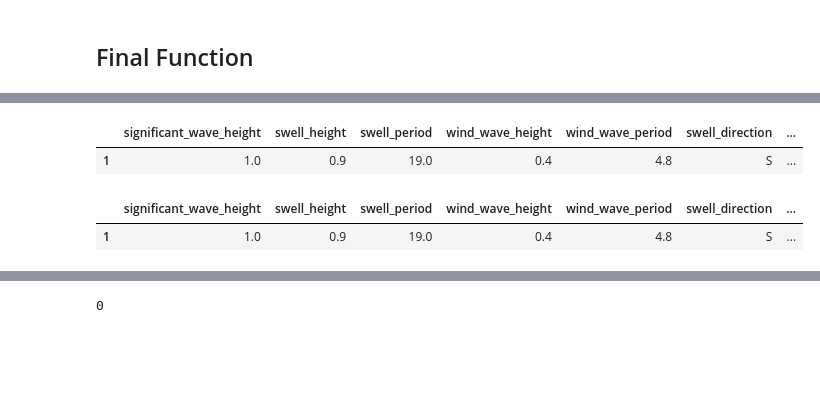
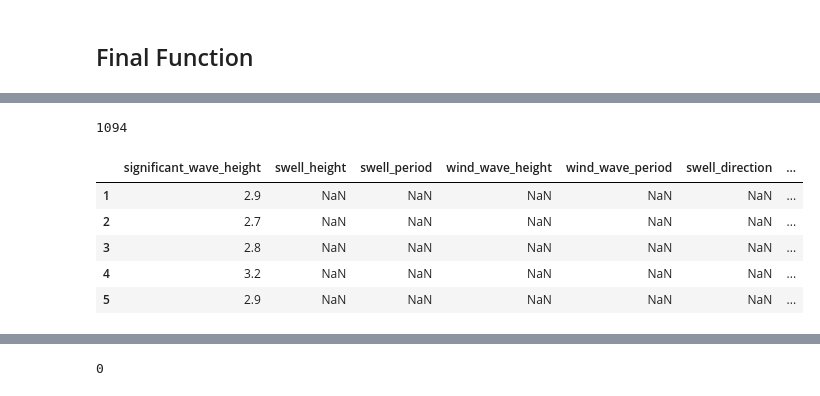
Before and after one commit to yipstar/surf_python, a Jupyter notebook: nbs/02_data.importer.buoy_data.ipynb, the cells around one changed output, grey strips where cells are left out. Saved outputs shown, nothing was run; the diff lists cells and outputs as text; code cells hidden in the pictures; blank space fills up the shorter version.

Commit message:
Fix import_buoy_realtime_wave_detail, respect station_id param.

```diff
--- a/nbs/02_data.importer.buoy_data.ipynb
+++ b/nbs/02_data.importer.buoy_data.ipynb
@@ -190,15 +198,21 @@ datetime.datetime(2020, 7, 3, 23, 40, tzinfo=datetime.timezone.utc)
 ## Final Function
 # %%
 #export
+
+from huey.data.sql import get_db_engine
+
 def import_buoy_realtime_wave_detail(station_id):
     db_engine = get_db_engine()
     sql = f"select * from buoy where station_id='{station_id}'"
     buoy = pd.read_sql(sql, db_engine).iloc[0]
+    print(f"buoy: {buoy.station_id} id: {buoy.id}")
 
-    sql = f"select * from buoy_realtime_wave_detail order by ts desc limit 1"
-    latest_ob = pd.read_sql(sql, db_engine, parse_dates=['ts']).iloc[0]
+    sql = f"select * from buoy_realtime_wave_detail where buoy_id={buoy.id} order by ts desc limit 1"
+    latest_ob = pd.read_sql(sql, db_engine, parse_dates=['ts'])
+    print(f"latest_ob: {latest_ob}")
+    print(f"len latest_ob {len(latest_ob)}")
 
-    station_id = "46025"
+
     realtime_url = f"https://www.ndbc.noaa.gov/data/realtime2/{station_id}.spec"
     df = pd.read_csv(realtime_url, delim_whitespace=True)
 
@@ -235,11 +249,11 @@ def import_buoy_realtime_wave_detail(station_id):
     df2 = df2.drop(columns=['#YY', 'MM', 'DD', 'hh', 'mm'])
     #df2 = df2.drop(columns=['MWD'])
 
-    sql = f"select * from buoy_realtime_wave_detail order by ts desc limit 1"
-    latest_ob = pd.read_sql(sql, db_engine, parse_dates=['ts']).iloc[0]
-
-    # only insert latest obs not in the db already
-    df2_latest = df2[df2.ts > latest_ob.ts]
+    if len(latest_ob) > 0:
+        # only insert latest obs not in the db already
+        df2_latest = df2[df2.ts > latest_ob.iloc[0].ts]
+    else:
+        df2_latest = df2
 
     df2_latest.to_sql('buoy_realtime_wave_detail', con=db_engine, if_exists='append', index=False)
 
@@ -254,0 +261,2 @@ df2 = import_buoy_realtime_wave_detail(station_id)
+# %%
+df_test = import_buoy_realtime_wave_detail("46011")
@@ -255,10 +269,13 @@ df2 = import_buoy_realtime_wave_detail(station_id)
+# %%
+len(df_test)
+# %% [output]
+1094
 # %%
-df2.head()
+df_test.head()
 # %% [output]
 |  | significant_wave_height | swell_height | swell_period | wind_wave_height | wind_wave_period | swell_direction | ... |
-| 1 | 1.0 | 0.9 | 19.0 | 0.4 | 4.8 | S | ... |
+| 1 | 2.9 | NaN | NaN | NaN | NaN | NaN | ... |
+| 2 | 2.7 | NaN | NaN | NaN | NaN | NaN | ... |
+| 3 | 2.8 | NaN | NaN | NaN | NaN | NaN | ... |
+| 4 | 3.2 | NaN | NaN | NaN | NaN | NaN | ... |
+| 5 | 2.9 | NaN | NaN | NaN | NaN | NaN | ... |
-# %%
-df2.tail()
-# %% [output]
-|  | significant_wave_height | swell_height | swell_period | wind_wave_height | wind_wave_period | swell_direction | ... |
-| 1 | 1.0 | 0.9 | 19.0 | 0.4 | 4.8 | S | ... |
```
Also changed, not shown: parts of 12 cells of this notebook, 1 other file.
